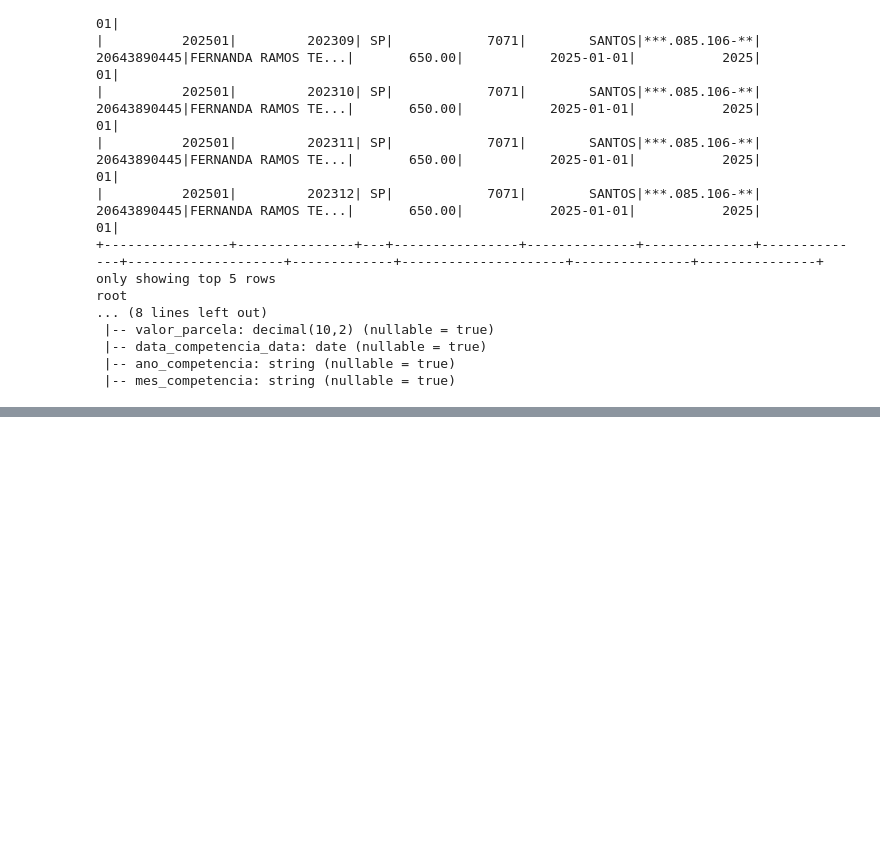
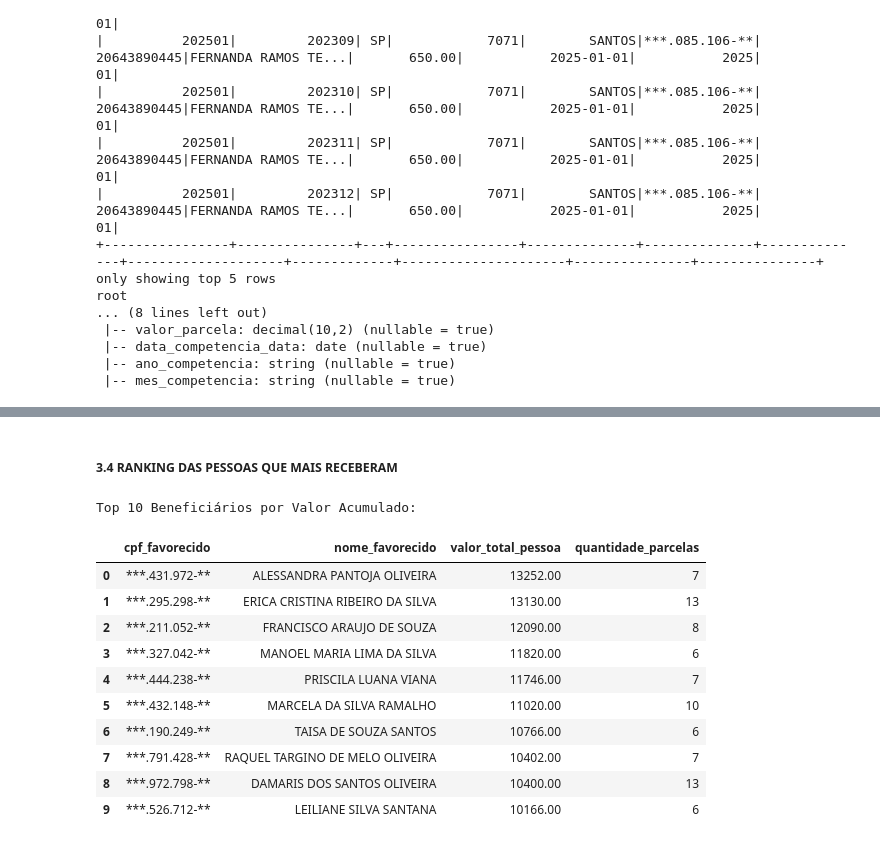
Before and after one commit to larissalucasefg-web/Projeto-Bolsa-Familia-2025, a Jupyter notebook: notebooks/analise_exploratoria.ipynb, the cells around one changed output, grey strips where cells are left out. Drawn from its saved outputs; the diff is of its cells as text; code cells hidden in the pictures; blank space fills up the shorter version.

```diff
--- a/notebooks/analise_exploratoria.ipynb
+++ b/notebooks/analise_exploratoria.ipynb
@@ -336,0 +189,26 @@ plt.show()
+# %% [markdown]
+##### 3.4 RANKING DAS PESSOAS QUE MAIS RECEBERAM
+# %%
+ranking_cpf = df_tratado.groupBy("cpf_favorecido", "nome_favorecido") \
+    .agg(
+        round(sum("valor_parcela"), 2).alias("valor_total_pessoa"),
+        count("valor_parcela").alias("quantidade_parcelas")
+    ) \
+    .orderBy(desc("valor_total_pessoa")) \
+    .limit(10)
+
+print("Top 10 Beneficiários por Valor Acumulado:")
+display(ranking_cpf.toPandas())
+# %% [output]
+Top 10 Beneficiários por Valor Acumulado:
+|  | cpf_favorecido | nome_favorecido | valor_total_pessoa | quantidade_parcelas |
+| 0 | ***.431.972-** | ALESSANDRA PANTOJA OLIVEIRA | 13252.00 | 7 |
+| 1 | ***.295.298-** | ERICA CRISTINA RIBEIRO DA SILVA | 13130.00 | 13 |
+| 2 | ***.211.052-** | FRANCISCO ARAUJO DE SOUZA | 12090.00 | 8 |
+| 3 | ***.327.042-** | MANOEL MARIA LIMA DA SILVA | 11820.00 | 6 |
+| 4 | ***.444.238-** | PRISCILA LUANA VIANA | 11746.00 | 7 |
+| 5 | ***.432.148-** | MARCELA DA SILVA RAMALHO | 11020.00 | 10 |
+| 6 | ***.190.249-** | TAISA DE SOUZA SANTOS | 10766.00 | 6 |
+| 7 | ***.791.428-** | RAQUEL TARGINO DE MELO OLIVEIRA | 10402.00 | 7 |
+| 8 | ***.972.798-** | DAMARIS DOS SANTOS OLIVEIRA | 10400.00 | 13 |
+| 9 | ***.526.712-** | LEILIANE SILVA SANTANA | 10166.00 | 6 |
```
Also changed, not shown: parts of 44 cells of this notebook, 13 other files.
